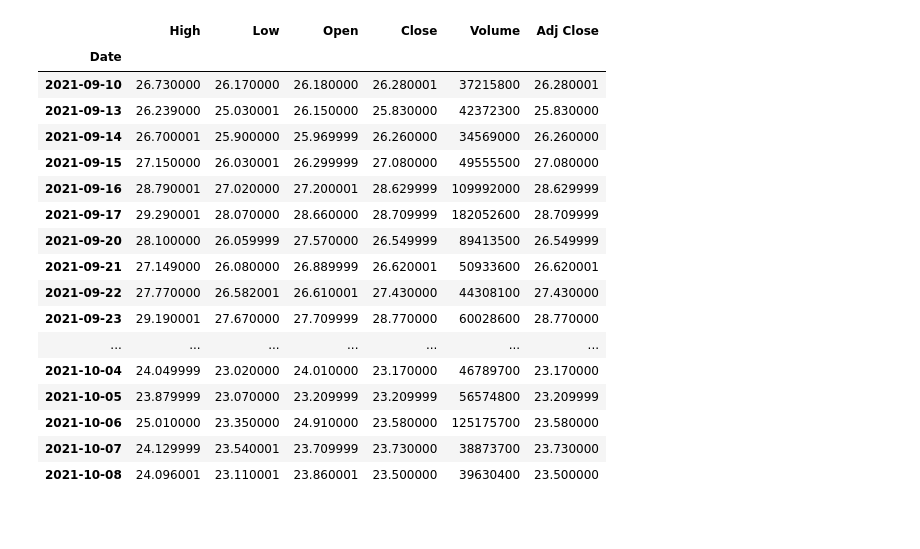
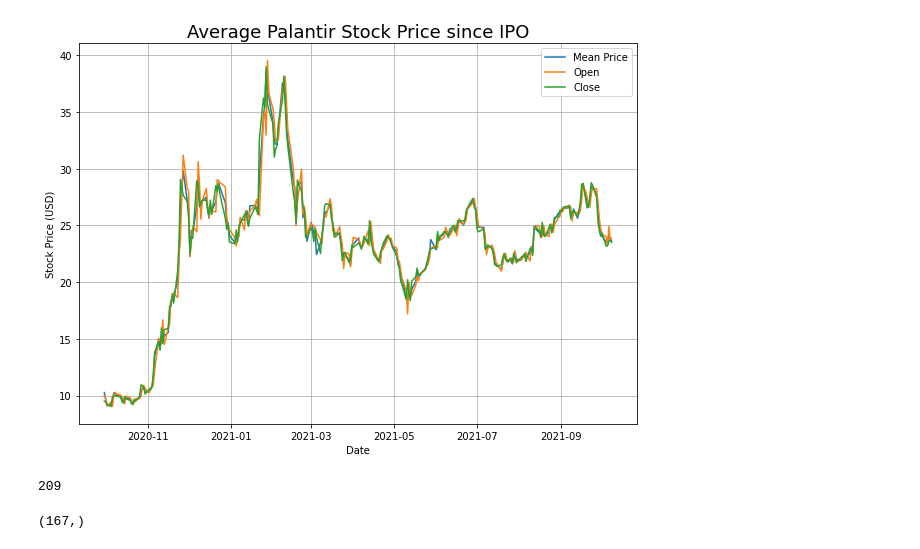
Before and after one commit to florence26/Stock-Predictions, a Jupyter notebook: stock_predictions.ipynb, the cells around one changed output. Saved outputs shown, nothing was run; the diff lists cells and outputs as text; code cells hidden in the pictures; blank space fills up the shorter version.

```diff
--- a/stock_predictions.ipynb
+++ b/stock_predictions.ipynb
@@ -7,21 +0,0 @@ pltr = pdr.DataReader('PLTR', 'yahoo', start='2021-09-10', end='2021-10-09')
-# %%
-pltr
-# %% [output]
-|  | High | Low | Open | Close | Volume | Adj Close |
-| Date |  |  |  |  |  |  |
-| 2021-09-10 | 26.730000 | 26.170000 | 26.180000 | 26.280001 | 37215800 | 26.280001 |
-| 2021-09-13 | 26.239000 | 25.030001 | 26.150000 | 25.830000 | 42372300 | 25.830000 |
-| 2021-09-14 | 26.700001 | 25.900000 | 25.969999 | 26.260000 | 34569000 | 26.260000 |
-| 2021-09-15 | 27.150000 | 26.030001 | 26.299999 | 27.080000 | 49555500 | 27.080000 |
-| 2021-09-16 | 28.790001 | 27.020000 | 27.200001 | 28.629999 | 109992000 | 28.629999 |
-| 2021-09-17 | 29.290001 | 28.070000 | 28.660000 | 28.709999 | 182052600 | 28.709999 |
-| 2021-09-20 | 28.100000 | 26.059999 | 27.570000 | 26.549999 | 89413500 | 26.549999 |
-| 2021-09-21 | 27.149000 | 26.080000 | 26.889999 | 26.620001 | 50933600 | 26.620001 |
-| 2021-09-22 | 27.770000 | 26.582001 | 26.610001 | 27.430000 | 44308100 | 27.430000 |
-| 2021-09-23 | 29.190001 | 27.670000 | 27.709999 | 28.770000 | 60028600 | 28.770000 |
-| ... | ... | ... | ... | ... | ... | ... |
-| 2021-10-04 | 24.049999 | 23.020000 | 24.010000 | 23.170000 | 46789700 | 23.170000 |
-| 2021-10-05 | 23.879999 | 23.070000 | 23.209999 | 23.209999 | 56574800 | 23.209999 |
-| 2021-10-06 | 25.010000 | 23.350000 | 24.910000 | 23.580000 | 125175700 | 23.580000 |
-| 2021-10-07 | 24.129999 | 23.540001 | 23.709999 | 23.730000 | 38873700 | 23.730000 |
-| 2021-10-08 | 24.096001 | 23.110001 | 23.860001 | 23.500000 | 39630400 | 23.500000 |
@@ -27,0 +14,18 @@ pltr
+# %%
+pltr = pdr.DataReader('PLTR', 'yahoo', start='2020-09-30', end=date.today().strftime("%Y-%m-%d"))
+pltr['Mean'] = (pltr['High'] + pltr['Low'])/2
+# %%
+fig, ax = plt.subplots(figsize = (10,7))
+ax.plot(pltr['Mean'], label = 'Mean Price')
+ax.plot(pltr['Open'], label = 'Open')
+ax.plot(pltr['Close'], label = 'Close')
+
+plt.xlabel('Date')
+plt.ylabel('Stock Price (USD)')
+plt.title('Average Palantir Stock Price since IPO', fontsize = 18)
+ax.grid()
+ax.legend()
+
+plt.show()
+# %% [output]
+[figure, added]
@@ -27,0 +41,4 @@ pltr
+# %%
+len(X_data)
+# %% [output]
+209
@@ -27,0 +48,4 @@ pltr
+# %%
+y_train.shape
+# %% [output]
+(167,)
```
Also changed, not shown: parts of 6 cells of this notebook.
